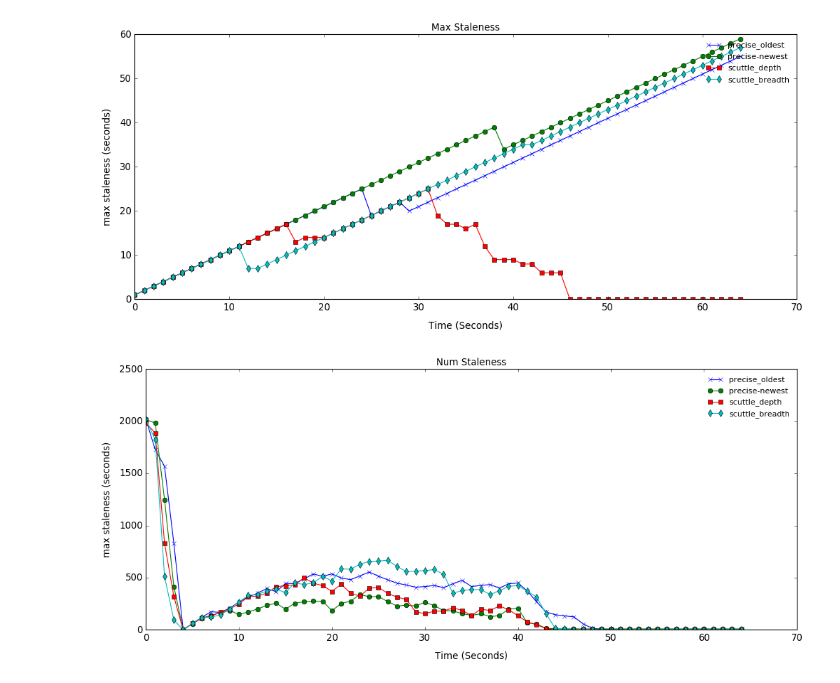
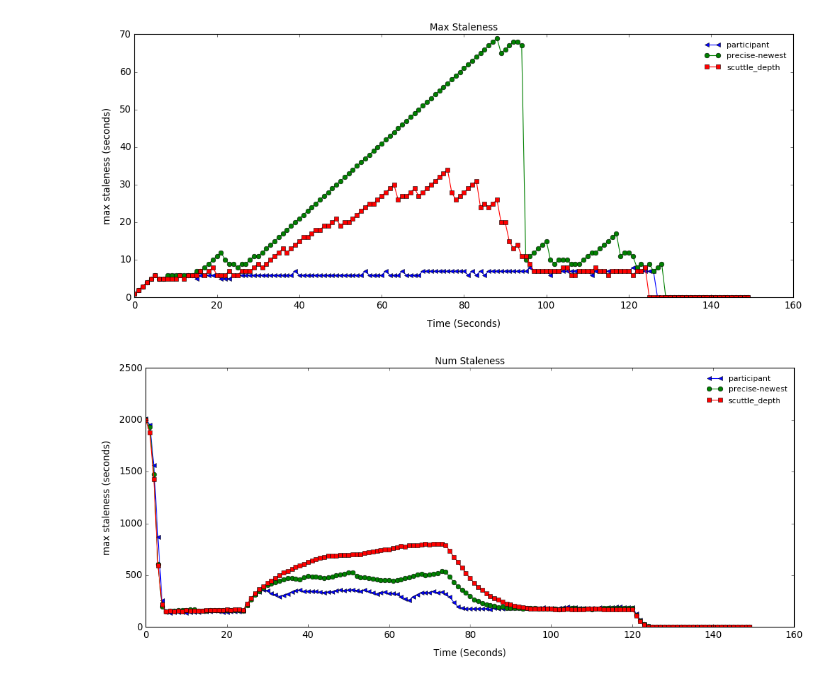
Before and after one commit to ElDivinCodino/Anti-entropy-epidemic-protocol, a Jupyter notebook: src/plot/plot_notebook.ipynb, the cells around one changed output. Saved outputs shown, nothing was run; the diff lists cells and outputs as text; code cells hidden in the pictures.

```diff
--- a/src/plot/plot_notebook.ipynb
+++ b/src/plot/plot_notebook.ipynb
@@ -1,15 +1,18 @@
 # %%
 import numpy as np
 import matplotlib.pyplot as plt
+# %%
+path = '/tmp/AEP/logs/'
 # %%
-precise_oldest = np.genfromtxt('../../logs/precise_oldest/observer.txt', delimiter=' ')
-precise_newest = np.genfromtxt('../../logs/precise_newest/observer.txt', delimiter=' ')
-scuttle_depth = np.genfromtxt('../../logs/scuttle_depth/observer.txt', delimiter=' ')
-scuttle_breadth = np.genfromtxt('../../logs/scuttle_breadth/observer.txt', delimiter=' ')
-# precise_oldest_fc = np.genfromtxt('../../logs/precise_oldest_fc/observer.txt', delimiter=' ')
-# precise_newest_fc = np.genfromtxt('../../logs/precise_newest_fc/observer.txt', delimiter=' ')
-# scuttle_depth_fc = np.genfromtxt('../../logs/scuttle_depth_fc/observer.txt', delimiter=' ')
-# scuttle_breadth_fc = np.genfromtxt('../../logs/scuttle_breadth_fc/observer.txt', delimiter=' ')
+participant = np.genfromtxt(path + 'participant/observer.txt', delimiter=' ')
+# precise_oldest = np.genfromtxt(path + 'precise_oldest/observer.txt', delimiter=' ')
+precise_newest = np.genfromtxt(path + 'precise_newest/observer.txt', delimiter=' ')
+scuttle_depth = np.genfromtxt(path + 'scuttle_depth/observer.txt', delimiter=' ')
+# scuttle_breadth = np.genfromtxt(path + 'scuttle_breadth/observer.txt', delimiter=' ')
+# precise_oldest = np.genfromtxt(path + 'precise_oldest_fc/observer.txt', delimiter=' ')
+# precise_newest = np.genfromtxt(path + 'precise_newest_fc/observer.txt', delimiter=' ')
+# scuttle_depth = np.genfromtxt(path + 'scuttle_depth_fc/observer.txt', delimiter=' ')
+# scuttle_breadth = np.genfromtxt(path + 'scuttle_breadth_fc/observer.txt', delimiter=' ')
 # %%
 ts = len(scuttle_depth[0])
 # %%
@@ -53,24 +56,26 @@ def plot_thr(traces, path, x_lim=(0, 20), y_lim=(0, 3.5), dim=(15, 6), title="Fi
 # ]
 # %%
 traces = [
-    (precise_oldest[0], list(range(0, ts)), "precise_oldest", "x", "solid"),
+    (participant[0], list(range(0, ts)), "participant", "<", "solid"),
+#     (precise_oldest[0], list(range(0, ts)), "precise_oldest", "x", "solid"),
     (precise_newest[0], list(range(0, ts)), "precise-newest", "o", "solid"),
-    (scuttle_depth[0], list(range(0, ts)), "scuttle_depth", "s", "solid"),
-    (scuttle_breadth[0], list(range(0, ts)), "scuttle_breadth", "d", "solid"),
+    (scuttle_depth[0], list(range(0, ts)), "scuttle_depth", "s", "solid")
+#     (scuttle_breadth[0], list(range(0, ts)), "scuttle_breadth", "d", "solid"),
 #     (precise_oldest_fc[0], list(range(0, ts)), "precise_oldest_fc", "x", "dashed"),
 #     (precise_newest_fc[0], list(range(0, ts)), "precise-newest_fc", "o", "dashed"),
 #     (scuttle_depth_fc[0], list(range(0, ts)), "scuttle_depth_fc", "s", "dashed"),
 #     (scuttle_breadth_fc[0], list(range(0, ts)), "scuttle_breadth_fc", "d", "dashed")
 ]
 plot_thr(traces, path="./max_staleness.pdf", x_lim=(0, ts), title="Max Staleness")
 # %% [output]
-[figure, old version]
+[figure, new version]
 # %%
 traces = [
-    (precise_oldest[1], list(range(0, ts)), "precise_oldest", "x", "solid"),
+        (participant[1], list(range(0, ts)), "participant", "<", "solid"),
+#     (precise_oldest[1], list(range(0, ts)), "precise_oldest", "x", "solid"),
     (precise_newest[1], list(range(0, ts)), "precise-newest", "o", "solid"),
-    (scuttle_depth[1], list(range(0, ts)), "scuttle_depth", "s", "solid"),
-    (scuttle_breadth[1], list(range(0, ts)), "scuttle_breadth", "d", "solid"),
+    (scuttle_depth[1], list(range(0, ts)), "scuttle_depth", "s", "solid")
+#     (scuttle_breadth[1], list(range(0, ts)), "scuttle_breadth", "d", "solid"),
 #     (precise_oldest_fc[1], list(range(0, ts)), "precise_oldest_fc", "x", "dashed"),
 #     (precise_newest_fc[1], list(range(0, ts)), "precise-newest_fc", "o", "dashed"),
 #     (scuttle_depth_fc[1], list(range(0, ts)), "scuttle_depth_fc", "s", "dashed"),
@@ -78,5 +83,5 @@ traces = [
 ]
 plot_thr(traces, path="./num_staleness.pdf", x_lim=(0, ts), title="Num Staleness")
 # %% [output]
-[figure, old version]
+[figure, new version]
 # %%
```
Also changed, not shown: parts of 2 cells of this notebook, 6 other files.
